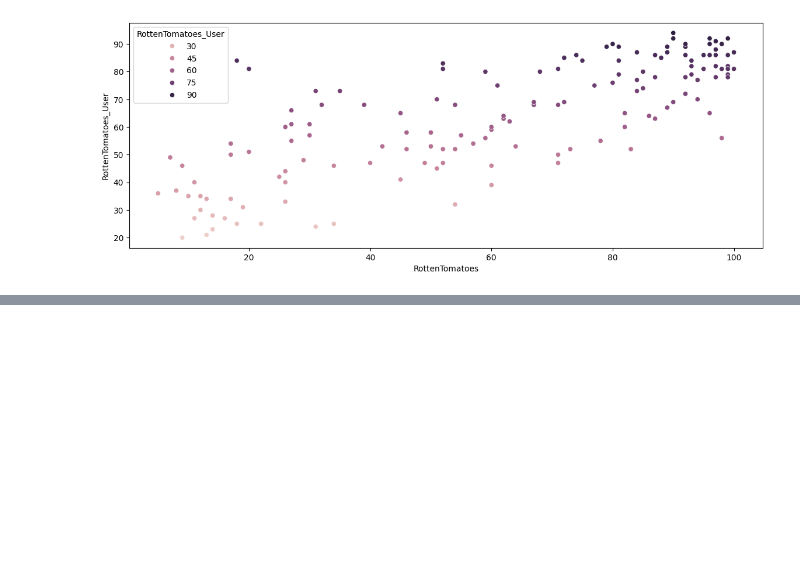
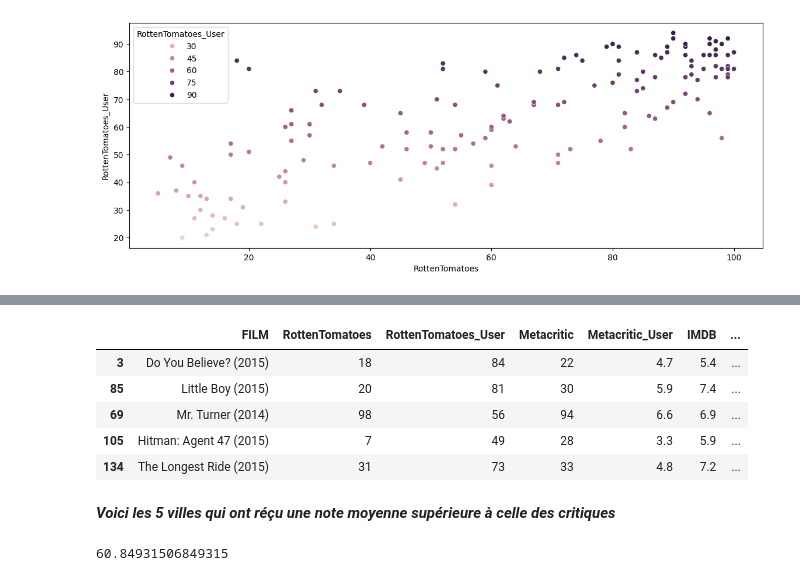
Before and after one commit to Mayandza/Projet, a Jupyter notebook: Projet_Fandango.ipynb, the cells around one changed output, grey strips where cells are left out. Cells and saved outputs as stored; diff of their text form; code cells hidden in the pictures; blank space fills up the shorter version.

```diff
--- a/Projet_Fandango.ipynb
+++ b/Projet_Fandango.ipynb
@@ -272,0 +318,17 @@ sns.scatterplot(all_sites, y='RottenTomatoes_User', x='RottenTomatoes', hue='Rot
+# %%
+### Explorons les 5 films qui ont obtenue une note moyenne supérieure aux critiques
+
+all_sites.nlargest(5, 'Diff')
+# %% [output]
+|  | FILM | RottenTomatoes | RottenTomatoes_User | Metacritic | Metacritic_User | IMDB | ... |
+| 3 | Do You Believe? (2015) | 18 | 84 | 22 | 4.7 | 5.4 | ... |
+| 85 | Little Boy (2015) | 20 | 81 | 30 | 5.9 | 7.4 | ... |
+| 69 | Mr. Turner (2014) | 98 | 56 | 94 | 6.6 | 6.9 | ... |
+| 105 | Hitman: Agent 47 (2015) | 7 | 49 | 28 | 3.3 | 5.9 | ... |
+| 134 | The Longest Ride (2015) | 31 | 73 | 33 | 4.8 | 7.2 | ... |
+# %% [markdown]
+***Voici les 5 villes qui ont réçu une note moyenne supérieure à celle des critiques***
+# %%
+all_sites['RottenTomatoes'].mean()
+# %% [output]
+60.84931506849315
```
Also changed, not shown: parts of 7 cells of this notebook.
